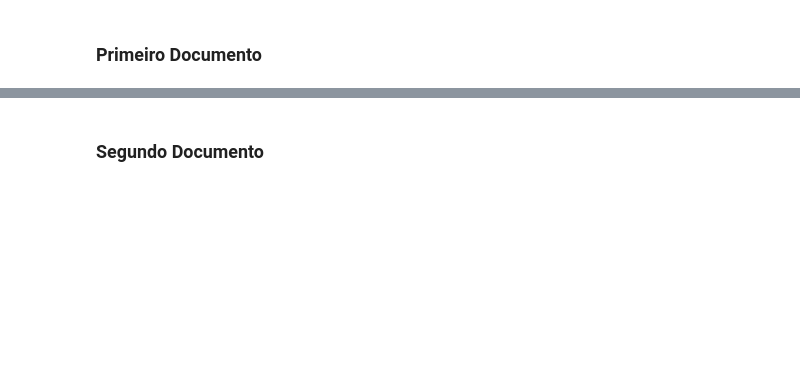
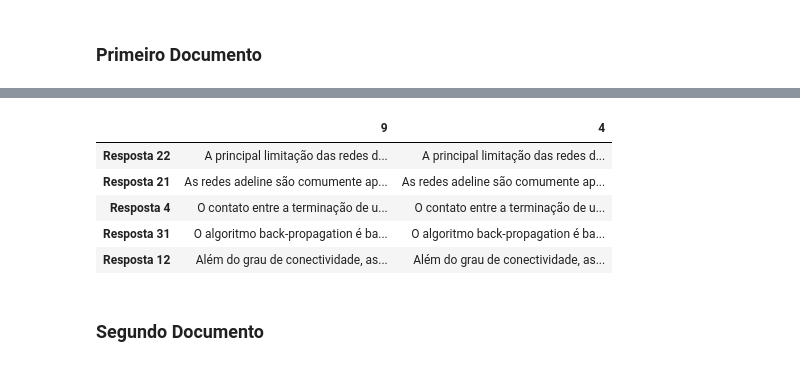
Before and after one commit to luanagbmartins/inteligencia-artificial, a Jupyter notebook: Módulo 6 - Processamento de Linguagem Natural/AP_06_ LuanaGuedes_RuanChaves_ThiagoMonteles-Copy1.ipynb, the cells around one changed output, grey strips where cells are left out. Cells and saved outputs as stored; diff of their text form; code cells hidden in the pictures; blank space fills up the shorter version.

```diff
--- a/Módulo 6 - Processamento de Linguagem Natural/AP_06_ LuanaGuedes_RuanChaves_ThiagoMonteles-Copy1.ipynb
+++ b/Módulo 6 - Processamento de Linguagem Natural/AP_06_ LuanaGuedes_RuanChaves_ThiagoMonteles-Copy1.ipynb
@@ -282,2 +302,12 @@ NameError: name 'nx' is not defined
+# %%
+pd.set_option('display.max_colwidth', -1)
+pd.read_csv(source, sep=";").iloc[[9,4]].transpose().sample(5)
+# %% [output]
+|  | 9 | 4 |
+| Resposta 22 | A principal limitação das redes d... | A principal limitação das redes d... |
+| Resposta 21 | As redes adeline são comumente ap... | As redes adeline são comumente ap... |
+| Resposta 4 | O contato entre a terminação de u... | O contato entre a terminação de u... |
+| Resposta 31 | O algoritmo back-propagation é ba... | O algoritmo back-propagation é ba... |
+| Resposta 12 | Além do grau de conectividade, as... | Além do grau de conectividade, as... |
 # %% [markdown]
 ### Segundo Documento
```
Also changed, not shown: parts of 25 cells of this notebook, 1 other file.
